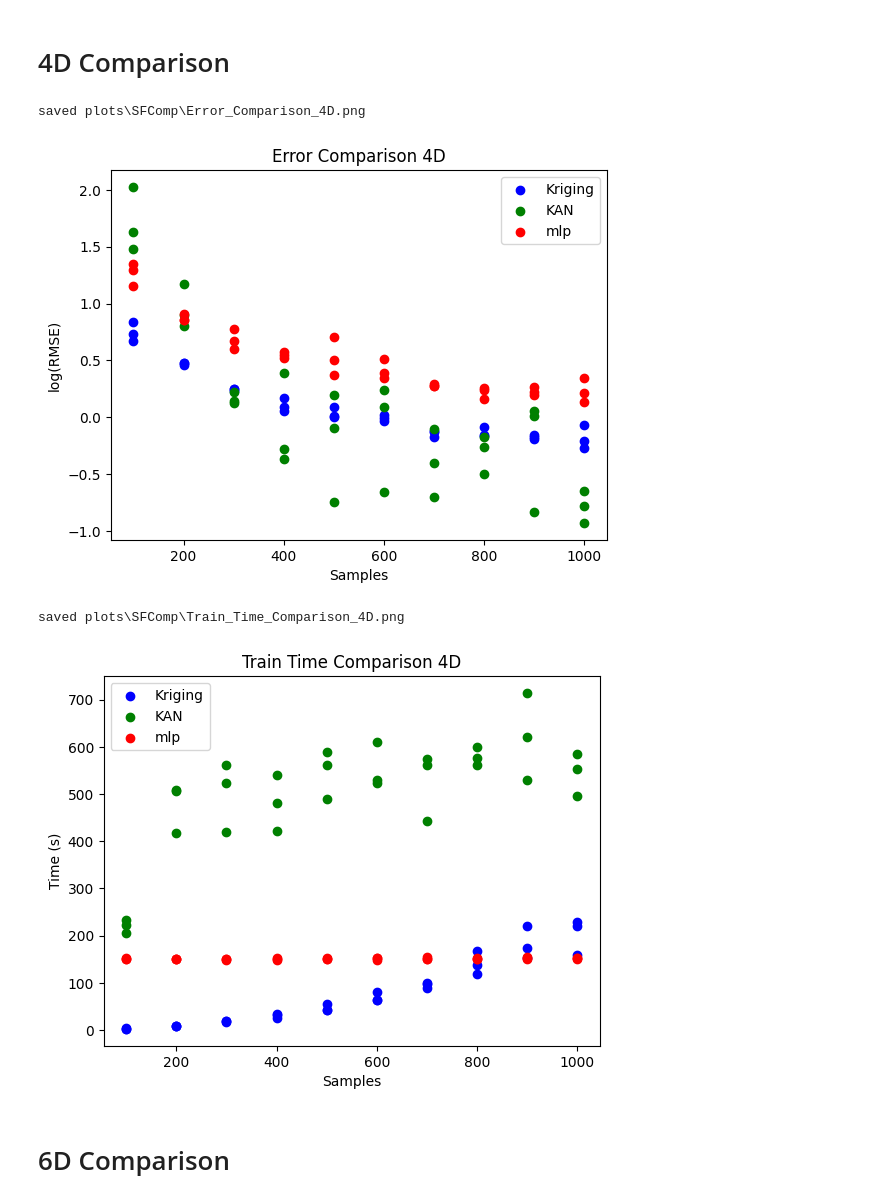
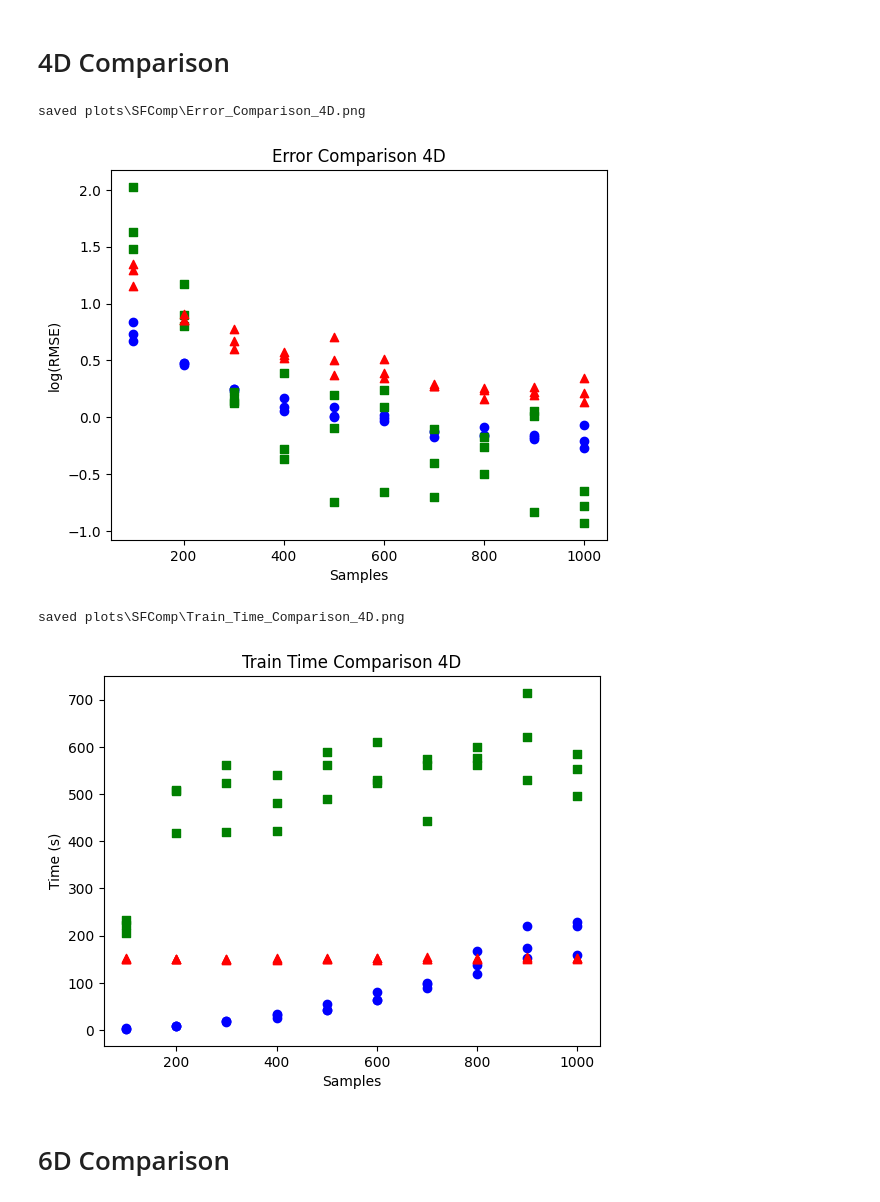
Before and after one commit to tzangleUMaine/SurrogateModeling, a Jupyter notebook: examples/Comparisons/SingleFidelityCompare/data_viewer.ipynb, the cells around one changed output. Cells and saved outputs as stored; diff of their text form; code cells hidden in the pictures.

```diff
--- a/examples/Comparisons/SingleFidelityCompare/data_viewer.ipynb
+++ b/examples/Comparisons/SingleFidelityCompare/data_viewer.ipynb
@@ -76,6 +76,7 @@ def plot_single_fidelity_data(
     output,
     name="Cokriging Data",
     color="black",
+    marker="o",
     label="data",
     y_label = "RMSE",
     x_label = "Samples",
@@ -97,6 +98,7 @@ def plot_single_fidelity_data(
         points,
         output,
         color=color,
+        marker=marker,
         label=label,
     )
 
@@ -242,43 +248,45 @@ saved plots\SFComp\Train_Time_Comparison_2D.png
 # %% [markdown]
 # 4D Comparison
 # %%
-kriging4D_points,kriging4D_error,kriging4D_traintime,kriging4D_evaltime = load_single_fidelity_csv_results('Comparisons/kriging_model_comparison_4D.csv')
-kan4D_points,kan4D_error,kan4D_traintime,kan4D_evaltime = load_single_fidelity_csv_results('Comparisons/kan_model_comparison_4D.csv')
-mlp4D_points,mlp4D_error,mlp4D_traintime,mlp4D_evaltime = load_single_fidelity_csv_results('Comparisons/nn_model_comparison_4d.csv')
+kriging4D_points,kriging4D_error,kriging4D_traintime,kriging4D_evaltime = load_single_fidelity_csv_results('kriging_model_comparison_4d.csv')
+kan4D_points,kan4D_error,kan4D_traintime,kan4D_evaltime = load_single_fidelity_csv_results('kan_model_comparison_4d.csv')
+mlp4D_points,mlp4D_error,mlp4D_traintime,mlp4D_evaltime = load_single_fidelity_csv_results('nn_model_comparison_4d.csv')
 # %%
 ax = plot_single_fidelity_data(
     points=kriging4D_points,
     output=kriging4D_error,
     label="Kriging",
     name="Error Comparison 4D",
     log_output=True,
     color="blue",
+    marker="o",
 )
 ax = plot_single_fidelity_data(
     points=kan4D_points,
     output=kan4D_error,
     label="KAN",
     name="Error Comparison 4D",
     log_output=True,
     color="green",
+    marker="s",
     ax = ax,
 )
 ax = plot_single_fidelity_data(
     points=mlp4D_points,
     output=mlp4D_error,
     label="mlp",
     name="Error Comparison 4D",
     log_output=True,
     color="red",
+    marker="^",
     y_label="log(RMSE)",
     ax = ax,
 )
-plt.legend()
 save_plot(ax, "Error Comparison 4D")
 plt.show()
 # %% [output]
 saved plots\SFComp\Error_Comparison_4D.png
-[figure, old version]
+[figure, new version]
 # %%
 plot_name = "Train Time Comparison 4D"
 log_output = False
@@ -292,6 +300,7 @@ ax = plot_single_fidelity_data(
     name=plot_name,
     log_output=log_output,
     color="blue",
+    marker="o",
     y_label=y_label
 )
 ax = plot_single_fidelity_data(
@@ -302,6 +311,7 @@ ax = plot_single_fidelity_data(
     log_output=log_output,
     y_label=y_label,
     color="green",
+    marker="s",
     ax = ax,
 )
 ax = plot_single_fidelity_data(
@@ -312,15 +322,15 @@ ax = plot_single_fidelity_data(
     log_output=log_output,
     y_label=y_label,
     color="red",
+    marker="^",
     ax = ax,
 )
 
-plt.legend()
 save_plot(ax, plot_name)
 plt.show()
 # %% [output]
 saved plots\SFComp\Train_Time_Comparison_4D.png
-[figure, old version]
+[figure, new version]
 # %% [markdown]
 # 6D Comparison
 # %%
```
Also changed, not shown: parts of 12 cells of this notebook, 4 other files.
